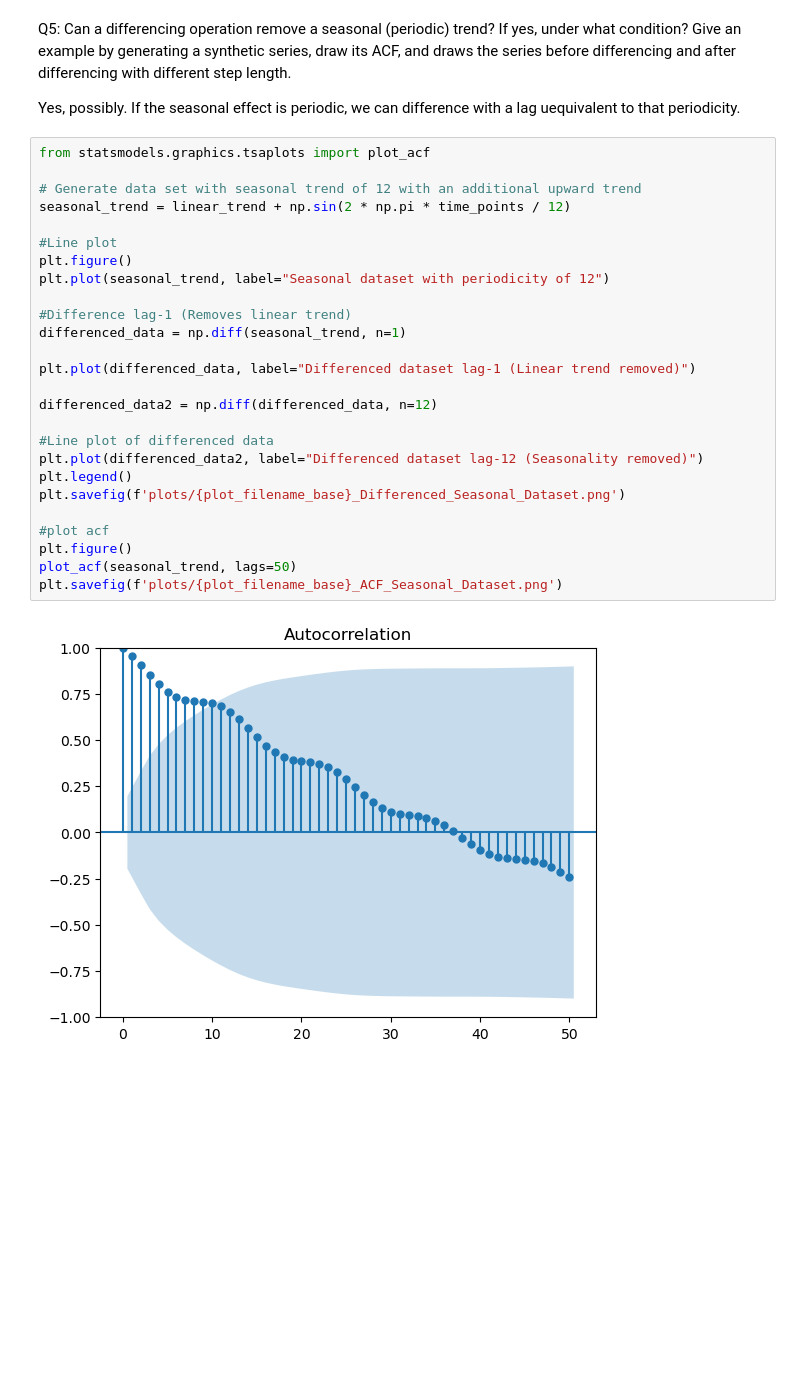
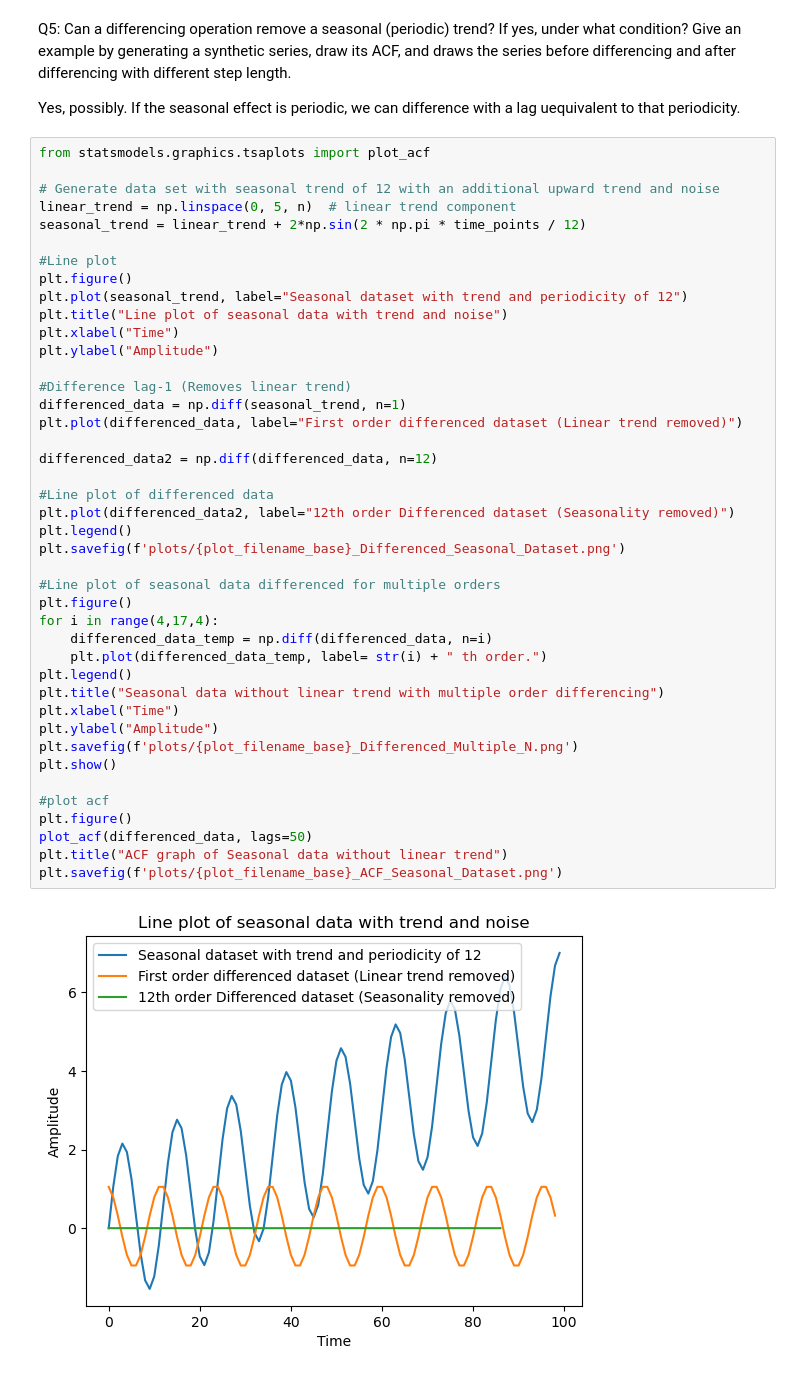
Before and after one commit to nagars/IL2233-KTH-Embedded-Intelligence, a Jupyter notebook: Lab2/lab2 Task6.ipynb, the cells around one changed output. Saved outputs shown, nothing was run; the diff lists cells and outputs as text; blank space fills up the shorter version.

```diff
--- a/Lab2/lab2 Task6.ipynb
+++ b/Lab2/lab2 Task6.ipynb
@@ -100,28 +109,44 @@ Yes, possibly. If the seasonal effect is periodic, we can difference with a lag
 # %%
 from statsmodels.graphics.tsaplots import plot_acf
 
-# Generate data set with seasonal trend of 12 with an additional upward trend
-seasonal_trend = linear_trend + np.sin(2 * np.pi * time_points / 12)
+# Generate data set with seasonal trend of 12 with an additional upward trend and noise
+linear_trend = np.linspace(0, 5, n)  # linear trend component
+seasonal_trend = linear_trend + 2*np.sin(2 * np.pi * time_points / 12)
 
 #Line plot
 plt.figure()
-plt.plot(seasonal_trend, label="Seasonal dataset with periodicity of 12")
+plt.plot(seasonal_trend, label="Seasonal dataset with trend and periodicity of 12")
+plt.title("Line plot of seasonal data with trend and noise")
+plt.xlabel("Time")
+plt.ylabel("Amplitude")
 
 #Difference lag-1 (Removes linear trend)
 differenced_data = np.diff(seasonal_trend, n=1)
-
-plt.plot(differenced_data, label="Differenced dataset lag-1 (Linear trend removed)")
+plt.plot(differenced_data, label="First order differenced dataset (Linear trend removed)")
 
 differenced_data2 = np.diff(differenced_data, n=12)
 
 #Line plot of differenced data
-plt.plot(differenced_data2, label="Differenced dataset lag-12 (Seasonality removed)")
+plt.plot(differenced_data2, label="12th order Differenced dataset (Seasonality removed)")
 plt.legend()
 plt.savefig(f'plots/{plot_filename_base}_Differenced_Seasonal_Dataset.png')
 
+#Line plot of seasonal data differenced for multiple orders
+plt.figure()
+for i in range(4,17,4):
+    differenced_data_temp = np.diff(differenced_data, n=i)
+    plt.plot(differenced_data_temp, label= str(i) + " th order.")
+plt.legend()
+plt.title("Seasonal data without linear trend with multiple order differencing")
+plt.xlabel("Time")
+plt.ylabel("Amplitude")
+plt.savefig(f'plots/{plot_filename_base}_Differenced_Multiple_N.png')
+plt.show()
+
 #plot acf
 plt.figure()
-plot_acf(seasonal_trend, lags=50)
+plot_acf(differenced_data, lags=50)
+plt.title("ACF graph of Seasonal data without linear trend")
 plt.savefig(f'plots/{plot_filename_base}_ACF_Seasonal_Dataset.png')
 # %% [output]
-[figure, old version]
+[figure, new version]
```
Also changed, not shown: parts of 2 cells of this notebook, 11 other files.
